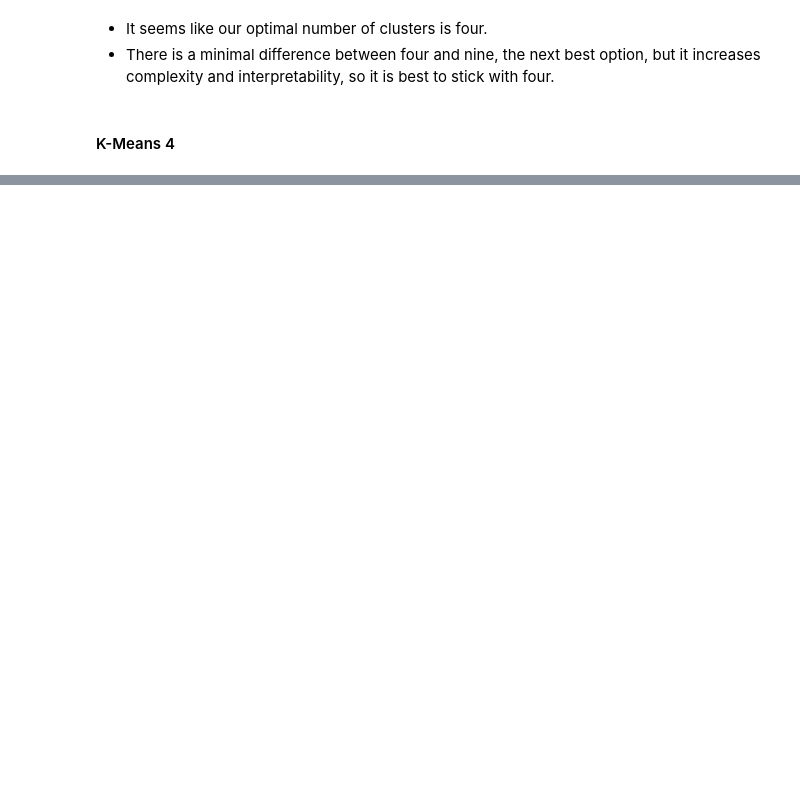
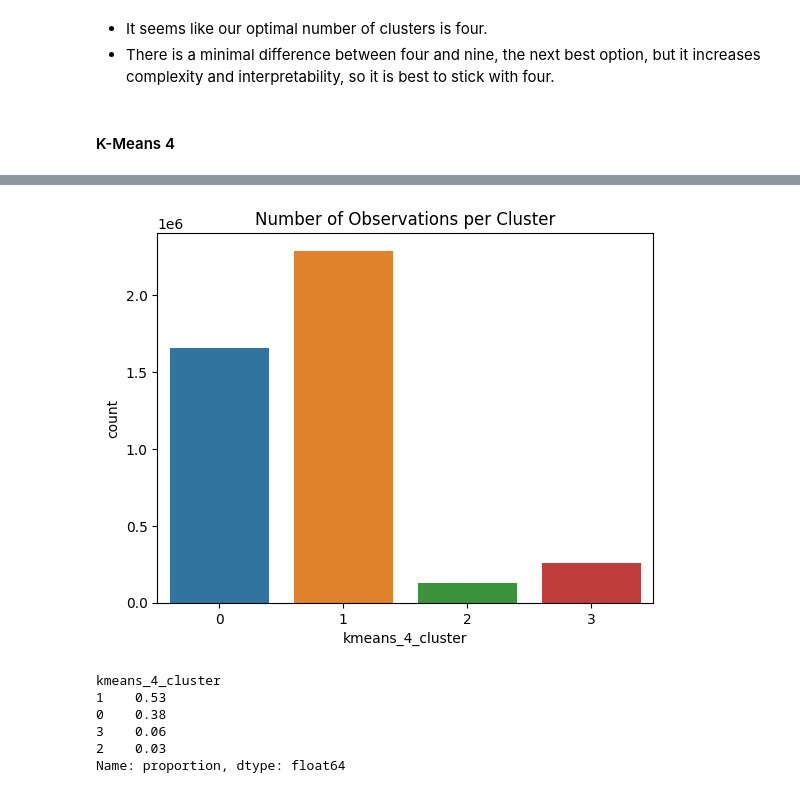
Before and after one commit to davidegc1/UnsupervisedML_Uber, a Jupyter notebook: UnsupervisedML_Uber.ipynb, the cells around one changed output, grey strips where cells are left out. Saved outputs shown, nothing was run; the diff lists cells and outputs as text; code cells hidden in the pictures; blank space fills up the shorter version.

Commit message:
kmeans 2, tableau, conclusions

```diff
--- a/UnsupervisedML_Uber.ipynb
+++ b/UnsupervisedML_Uber.ipynb
@@ -212,6 +380,7 @@ display(cluster_centers)
 # %%
 # try different number of clusters, from 1 to 10
 # mean distortions = average euclidean distance
+
 clusters = range(1, 10)
 mean_distortions = []
 
@@ -224,7 +393,7 @@ for k in clusters:
     mean_distortions.append(
         sum(
             np.min(cdist(X, model.cluster_centers_, "euclidean"), axis=1)
-        )  # find centroids and distances
+        )
         / pd.DataFrame(X).shape[0]
     )
 # %%
@@ -254,5 +428,7 @@ X.head()
 # %%
 sns.countplot(data=X,
               x="kmeans_4_cluster")
-plt.title("Quantity of Observations per Cluster")
+plt.title("Number of Observations per Cluster")
 plt.show()
+# %% [output]
+[figure, added]
@@ -264,3 +435,12 @@ plt.show()
+# %%
+X["kmeans_4_cluster"].value_counts(1).round(2)
+# %% [output]
+kmeans_4_cluster
+1    0.53
+0    0.38
+3    0.06
+2    0.03
+Name: proportion, dtype: float64
 # %%
 # average latitude and longitude for each cluster
 X.groupby("kmeans_4_cluster").mean()
```
Also changed, not shown: parts of 87 cells of this notebook, 2 other files.
